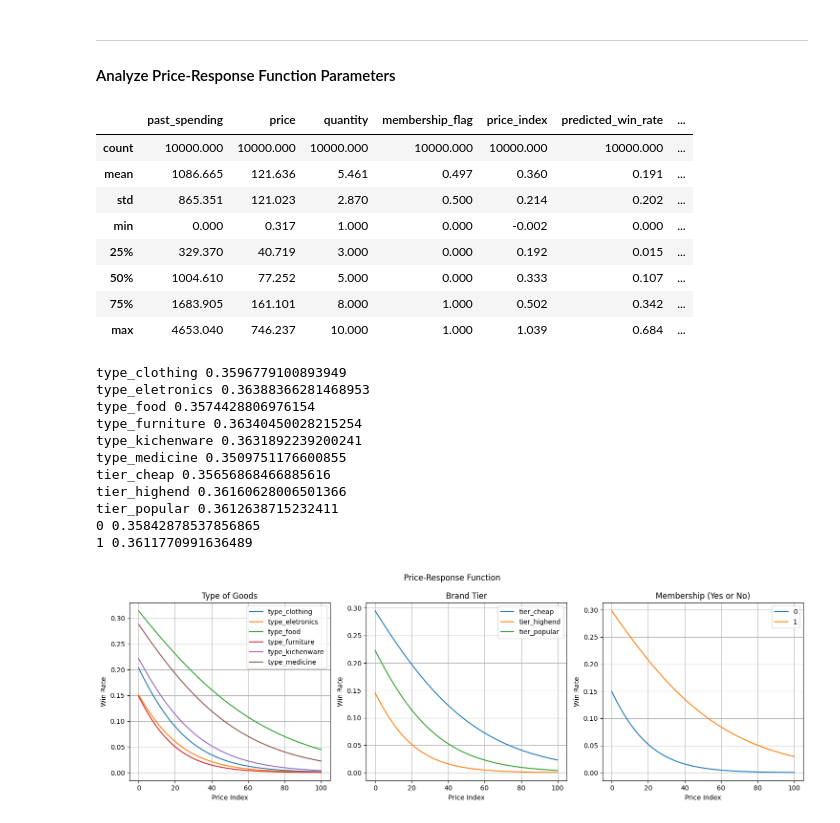
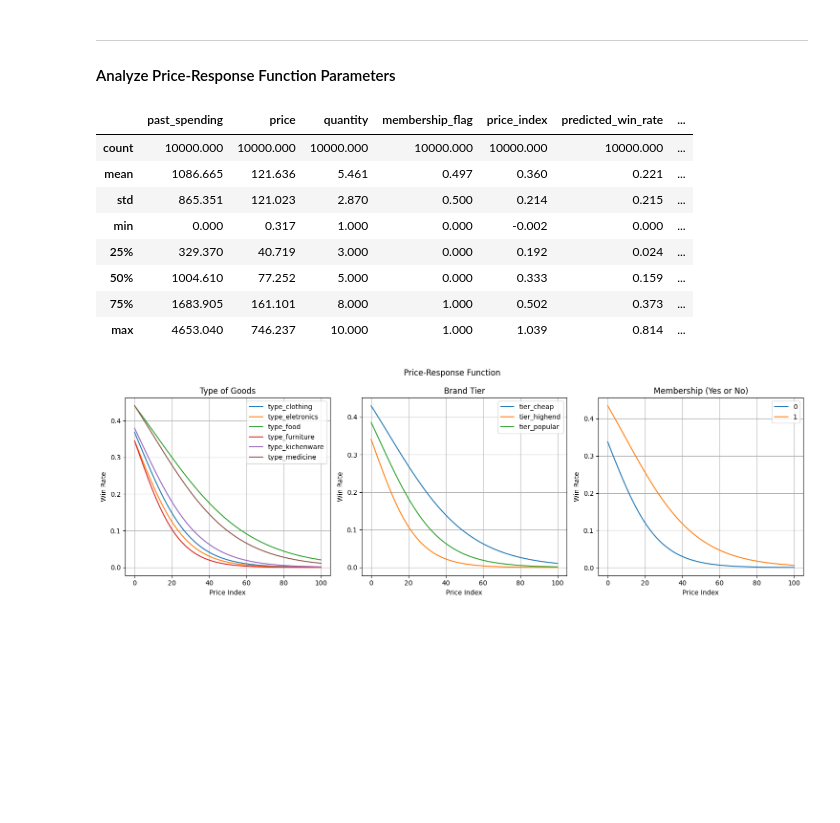
Before and after one commit to Q-shick/ecommerce_price_sensitivity, a Jupyter notebook: conversion-sensitivity-model.ipynb, the cells around one changed output. Cells and saved outputs as stored; diff of their text form; code cells hidden in the pictures; blank space fills up the shorter version.

```diff
--- a/conversion-sensitivity-model.ipynb
+++ b/conversion-sensitivity-model.ipynb
@@ -119,23 +121,21 @@ class MaxWinRateParam(nn.Module):
         x = self.hidden_layer(x)
         x = self.output_layer(x)
         x = self.sigmoid_activation(x)
-        return x
+        return 0.5 * x + 0.5
 
 
 class BiasParam(nn.Module):
     def __init__(self):
         super(BiasParam, self).__init__()
         self.hidden_layer = nn.Linear(12, 5)
+        self.output_layer = nn.Linear(5, 1)
         self.tanh_activation = nn.Tanh()
-        self.output_layer = nn.Linear(5, 1)
-        self.elu_activation = nn.ELU()
 
     def forward(self, x):
         x = self.hidden_layer(x)
+        x = self.output_layer(x)
         x = self.tanh_activation(x)
-        x = self.output_layer(x)
-        x = self.elu_activation(x)
-        return x
+        return x - 0.75
 
 
 class SensitivityParam(nn.Module):
@@ -298,6 +280,7 @@ pred_analysis = pd.concat(
         categorical_features_test,
         price_test["price"].reset_index().drop(columns="index").rename(columns={"price": "price_index"}),
         pred_test_params,
+        y_test.reset_index().drop(columns="index"),
     ],
     axis=1
 ).drop(columns="index")
@@ -306,53 +289,41 @@ pred_analysis.describe().round(3)
 # %% [output]
 |  | past_spending | price | quantity | membership_flag | price_index | predicted_win_rate | ... |
 | count | 10000.000 | 10000.000 | 10000.000 | 10000.000 | 10000.000 | 10000.000 | ... |
-| mean | 1086.665 | 121.636 | 5.461 | 0.497 | 0.360 | 0.191 | ... |
-| std | 865.351 | 121.023 | 2.870 | 0.500 | 0.214 | 0.202 | ... |
+| mean | 1086.665 | 121.636 | 5.461 | 0.497 | 0.360 | 0.221 | ... |
+| std | 865.351 | 121.023 | 2.870 | 0.500 | 0.214 | 0.215 | ... |
 | min | 0.000 | 0.317 | 1.000 | 0.000 | -0.002 | 0.000 | ... |
-| 25% | 329.370 | 40.719 | 3.000 | 0.000 | 0.192 | 0.015 | ... |
-| 50% | 1004.610 | 77.252 | 5.000 | 0.000 | 0.333 | 0.107 | ... |
-| 75% | 1683.905 | 161.101 | 8.000 | 1.000 | 0.502 | 0.342 | ... |
-| max | 4653.040 | 746.237 | 10.000 | 1.000 | 1.039 | 0.684 | ... |
+| 25% | 329.370 | 40.719 | 3.000 | 0.000 | 0.192 | 0.024 | ... |
+| 50% | 1004.610 | 77.252 | 5.000 | 0.000 | 0.333 | 0.159 | ... |
+| 75% | 1683.905 | 161.101 | 8.000 | 1.000 | 0.502 | 0.373 | ... |
+| max | 4653.040 | 746.237 | 10.000 | 1.000 | 1.039 | 0.814 | ... |
 # %%
 def price_response_function(params, price):
     return params[0] / (1 + np.exp(params[1] + params[2] * price))
 
 def price_response_plot(feature, ax, title):
     avg_params_by_feature = pred_analysis.groupby(feature)[
         ["max_win_rate_param", "bias_param", "sensitivity_param", "predicted_win_rate", "price_index"]
     ].mean()
     for value in avg_params_by_feature.index:
         avg_params = avg_params_by_feature.loc[value].values
-        print(value, avg_params[-1])
         prices = np.linspace(0, 1, 101)
         responses = [price_response_function(avg_params[:-1], x) for x in prices]
         ax.plot(responses, label=value)
         ax.set_title(title)
         ax.set_xlabel("Price Index")
         ax.set_ylabel("Win Rate")
     ax.legend()
     ax.grid()
     return avg_params_by_feature
 
 fig, ax = plt.subplots(1,3,figsize=(15,5))
 
-_ = price_response_plot("goods", ax[0], "Type of Goods")
+goods_type_price_response = price_response_plot("goods", ax[0], "Type of Goods")
 brand_price_response = price_response_plot("brand", ax[1], "Brand Tier")
-_ = price_response_plot("membership_flag", ax[2], "Membership (Yes or No)")
+membership_price_response = price_response_plot("membership_flag", ax[2], "Membership (Yes or No)")
 
 plt.suptitle("Price-Response Function")
 plt.tight_layout()
 # %% [output]
-type_clothing 0.3596779100893949
-type_eletronics 0.36388366281468953
-type_food 0.3574428806976154
-type_furniture 0.36340450028215254
-type_kichenware 0.3631892239200241
-type_medicine 0.3509751176600855
-tier_cheap 0.35656868466885616
-tier_highend 0.36160628006501366
-tier_popular 0.3612638715232411
-0 0.35842878537856865
-1 0.3611770991636489
-[figure, old version]
+[figure, new version]
 # %%
```
Also changed, not shown: parts of 10 cells of this notebook.
